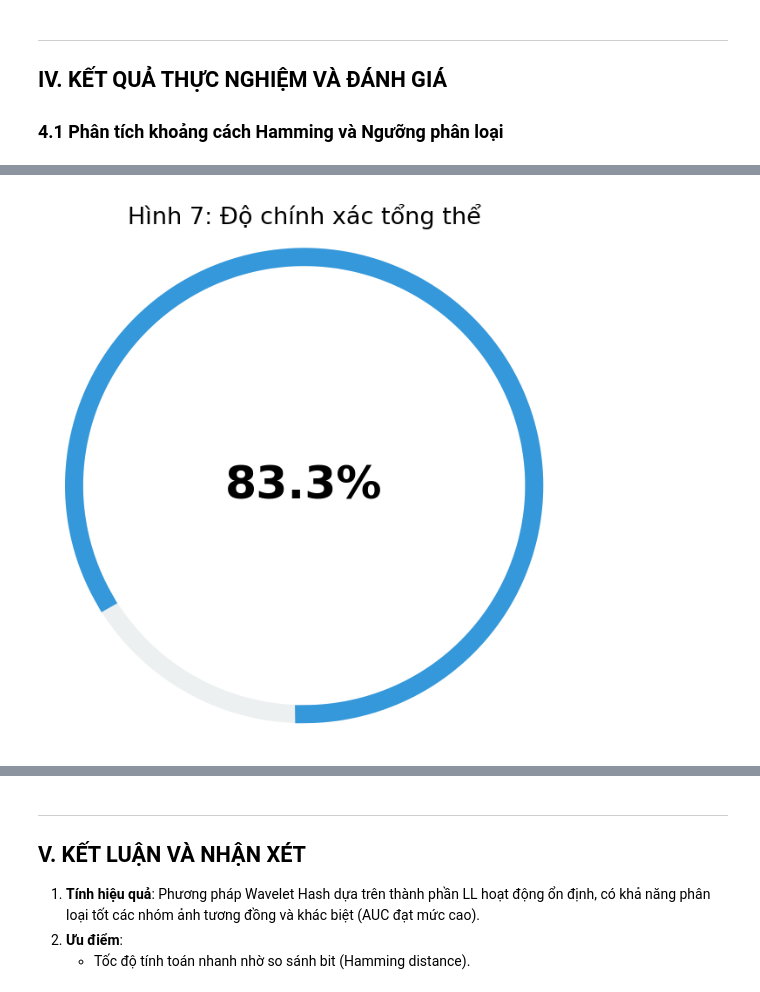
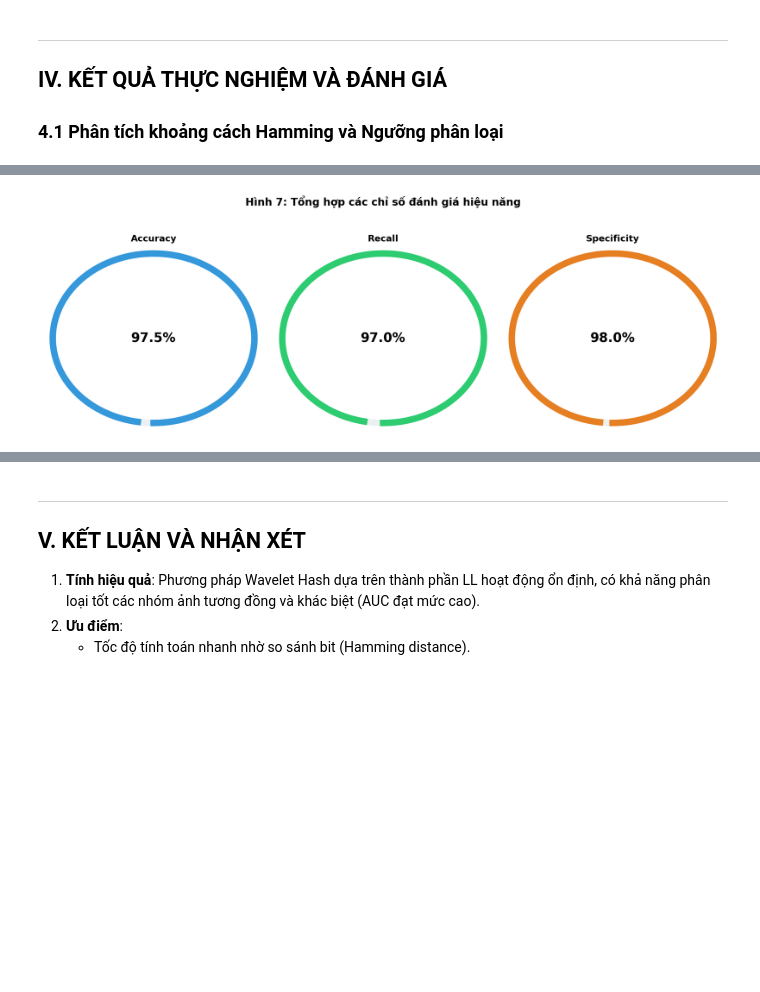
Before and after one commit to Thehy-IT/computer-vision, a Jupyter notebook: notebooks/Lab3.1.ipynb, the cells around one changed output, grey strips where cells are left out. Drawn from its saved outputs; the diff is of its cells as text; code cells hidden in the pictures; blank space fills up the shorter version.

```diff
--- a/notebooks/Lab3.1.ipynb
+++ b/notebooks/Lab3.1.ipynb
@@ -289,16 +441,0 @@ plt.show()
-# %%
-all_hashes = {"s1": hash_similar1, "s2": hash_similar2, "d1": hash_different1, "d2": hash_different2}
-GT = {("s1", "s2"): 1, ("d1", "d2"): 1, ("s1", "d1"): 0, ("s1", "d2"): 0, ("s2", "d1"): 0, ("s2", "d2"): 0}
-keys = list(all_hashes.keys())
-y_true, y_pred, y_scores = [], [], []
-
-for i in range(len(keys)):
-    for j in range(i+1, len(keys)):
-        n1, n2 = keys[i], keys[j]
-        dist, _ = hamming_distance(all_hashes[n1], all_hashes[n2])
-        y_true.append(GT.get((n1, n2), 0))
-        y_pred.append(1 if dist < THRESHOLD else 0)
-        y_scores.append(1 - dist)
-
-accuracy = np.mean(np.array(y_true) == np.array(y_pred))
-print(f"Độ chính xác Accuracy: {accuracy:.4f}")
@@ -307,17 +492,27 @@ print(f"Độ chính xác Accuracy: {accuracy:.4f}")
 # %%
 # Hiển thị Dashboard chỉ số
-metrics = [("Accuracy", accuracy, "#3498db")]
-fig, ax = plt.subplots(figsize=(5, 5))
-ax.plot(np.cos(np.linspace(0, 2*np.pi, 200)), np.sin(np.linspace(0, 2*np.pi, 200)), color='#ecf0f1', lw=10)
-ax.plot(np.cos(np.linspace(-np.pi/2, 2*np.pi*accuracy-np.pi/2, 200)),
-        np.sin(np.linspace(-np.pi/2, 2*np.pi*accuracy-np.pi/2, 200)), color='#3498db', lw=10)
-ax.text(0, 0, f"{accuracy*100:.1f}%", ha='center', va='center', fontsize=25, fontweight='bold')
-ax.set_title("Hình 7: Độ chính xác tổng thể")
-ax.axis('off')
-plt.savefig(f"{OUTPUT_DIR}/hinh7_chi_so_danh_gia.png")
+metrics = [
+    ("Accuracy", accuracy, "#3498db"),
+    ("Recall", recall, "#2ecc71"),
+    ("Specificity", specificity, "#e67e22")
+]
+
+fig, axes = plt.subplots(1, 3, figsize=(15, 5))
+
+for ax, (name, val, color) in zip(axes, metrics):
+    ax.plot(np.cos(np.linspace(0, 2*np.pi, 200)), np.sin(np.linspace(0, 2*np.pi, 200)), color='#ecf0f1', lw=10)
+    ax.plot(np.cos(np.linspace(-np.pi/2, 2*np.pi*val-np.pi/2, 200)),
+            np.sin(np.linspace(-np.pi/2, 2*np.pi*val-np.pi/2, 200)), color=color, lw=10)
+    ax.text(0, 0, f"{val*100:.1f}%", ha='center', va='center', fontsize=20, fontweight='bold')
+    ax.set_title(name, fontsize=14, fontweight='bold')
+    ax.axis('off')
+
+plt.suptitle("Hình 7: Tổng hợp các chỉ số đánh giá hiệu năng", fontsize=16, fontweight='bold', y=1.05)
+plt.tight_layout()
+plt.savefig(f"{OUTPUT_DIR}/hinh7_dashboard_metrics.png")
 plt.show()
 # %% [output]
-[figure, old version]
+[figure, new version]
 # %%
 # Đường ROC
 fpr, tpr, _ = roc_curve(y_true, y_scores)
```
Also changed, not shown: parts of 20 cells of this notebook, 1 other file.
